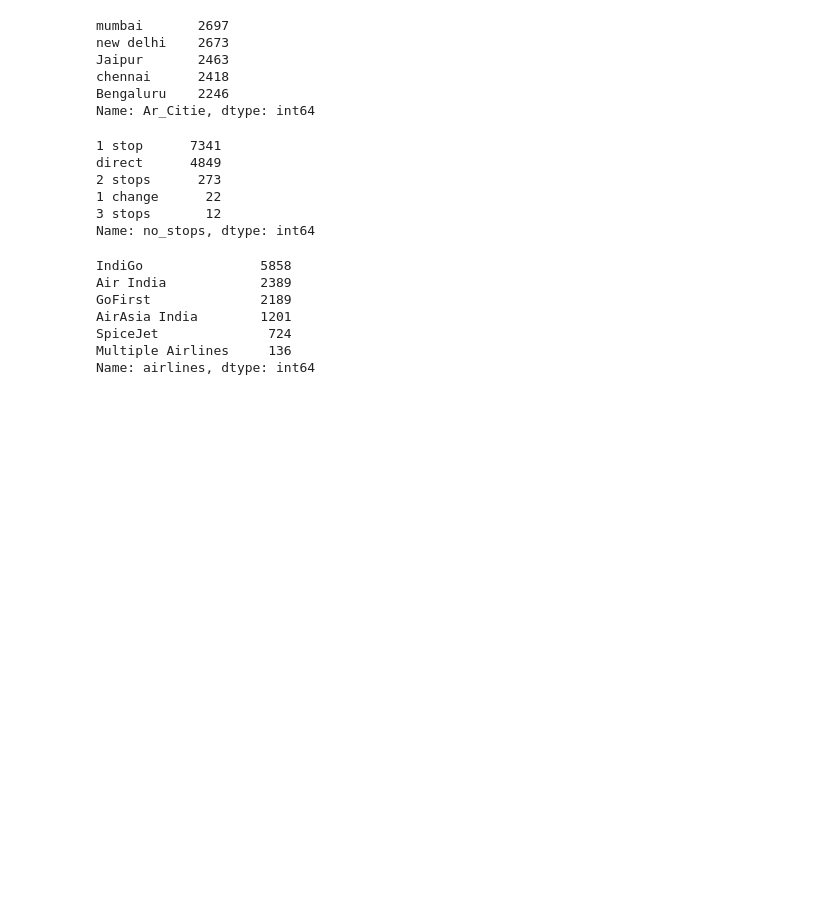
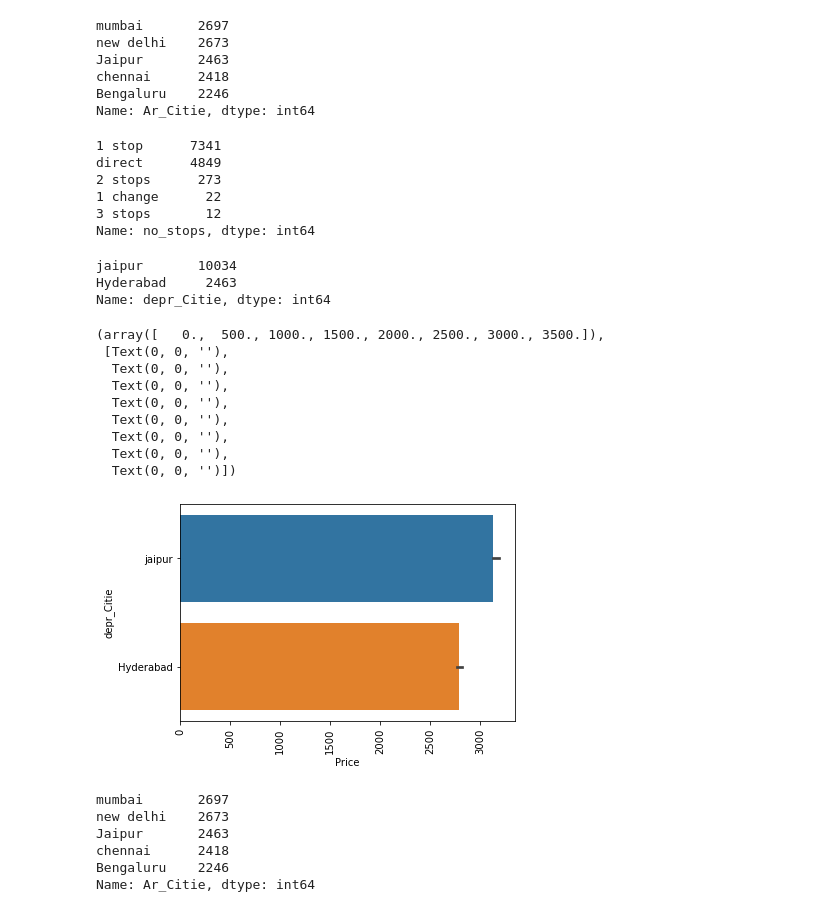
Before and after one commit to hariranjanmeena/optimal-flight-price-prediction, a Jupyter notebook: Exploratory data analysis.ipynb, the cells around one changed output. Cells and saved outputs as stored; diff of their text form; code cells hidden in the pictures; blank space fills up the shorter version.

```diff
--- a/Exploratory data analysis.ipynb
+++ b/Exploratory data analysis.ipynb
@@ -158,22 +156,31 @@ def fix_airlines(name):
-# %%
-df["no_stops"] = df["no_stops"].apply(fix_no_of_stops)
-# %%
-df['airlines'] = df['airlines'].apply(fix_airlines)
 # %%
-df['airlines'].value_counts()
+df.depr_Citie.value_counts()
 # %% [output]
-IndiGo               5858
-Air India            2389
-GoFirst              2189
-AirAsia India        1201
-SpiceJet              724
-Multiple Airlines     136
-Name: airlines, dtype: int64
+jaipur       10034
+Hyderabad     2463
+Name: depr_Citie, dtype: int64
-# %%
-df["Travel_Time"] = df["Travel_Time"].apply(lambda x : 60*int((x.split(" ")[0]).replace("h",""))) + df["Travel_Time"].apply(lambda x : int((x.split(" ")[1]).replace("m","")))
-# %%
-df["Dep_Time_hr"] = df["Dep_Time"].apply(lambda x : int((x.split(":")[0])))
-df["Dep_Time_min"] = df["Dep_Time"].apply(lambda x : int((x.split(":")[1])))
-
-df["Ar_Time_hr"] = df["Ar_Time"].apply(lambda x : int((x.split(":")[0])))
-df["Ar_Time_min"] = df["Ar_Time"].apply(lambda x : int((x.split(":")[1])))
+# %%
+# Visualizing Relationship between Price & depr_Citie.
+
+sns.barplot(x="Price", y="depr_Citie",data=df,estimator=np.median)
+plt.xticks(rotation=90)
+# %% [output]
+(array([   0.,  500., 1000., 1500., 2000., 2500., 3000., 3500.]),
+ [Text(0, 0, ''),
+  Text(0, 0, ''),
+  Text(0, 0, ''),
+  Text(0, 0, ''),
+  Text(0, 0, ''),
+  Text(0, 0, ''),
+  Text(0, 0, ''),
+  Text(0, 0, '')])
+[figure, added]
+# %%
+df.Ar_Citie.value_counts()
+# %% [output]
+mumbai       2697
+new delhi    2673
+Jaipur       2463
+chennai      2418
+Bengaluru    2246
+Name: Ar_Citie, dtype: int64
```
Also changed, not shown: parts of 26 cells of this notebook, 11 other files.
